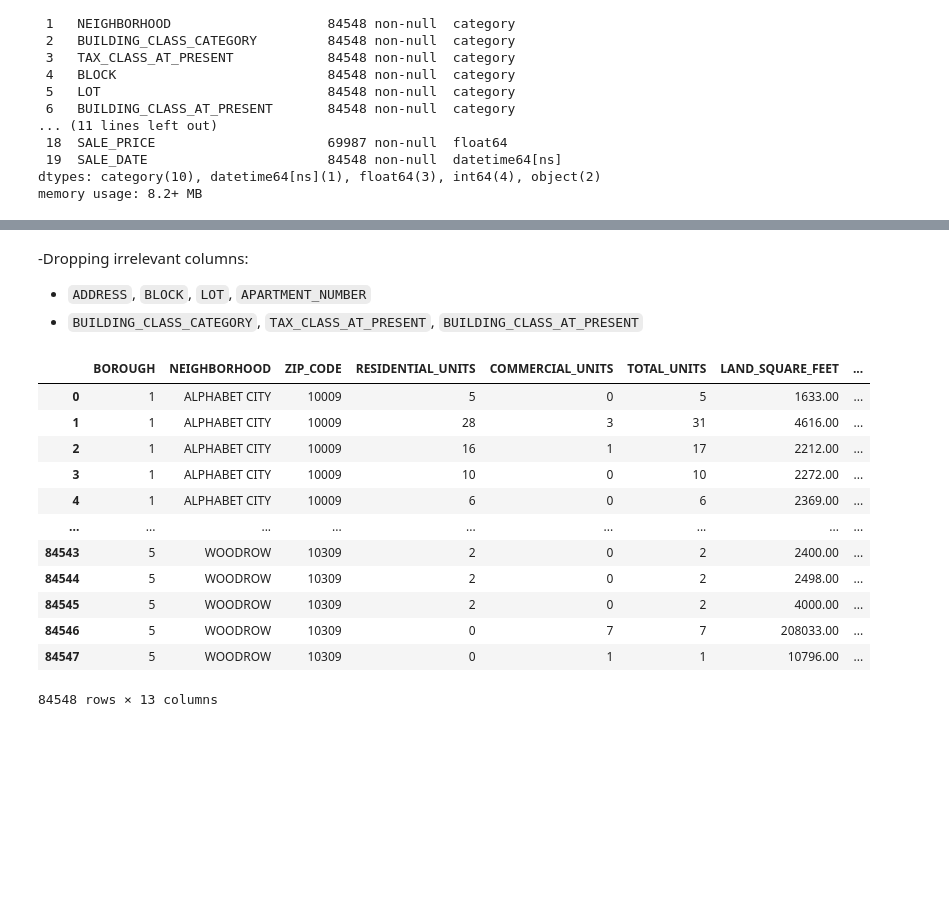
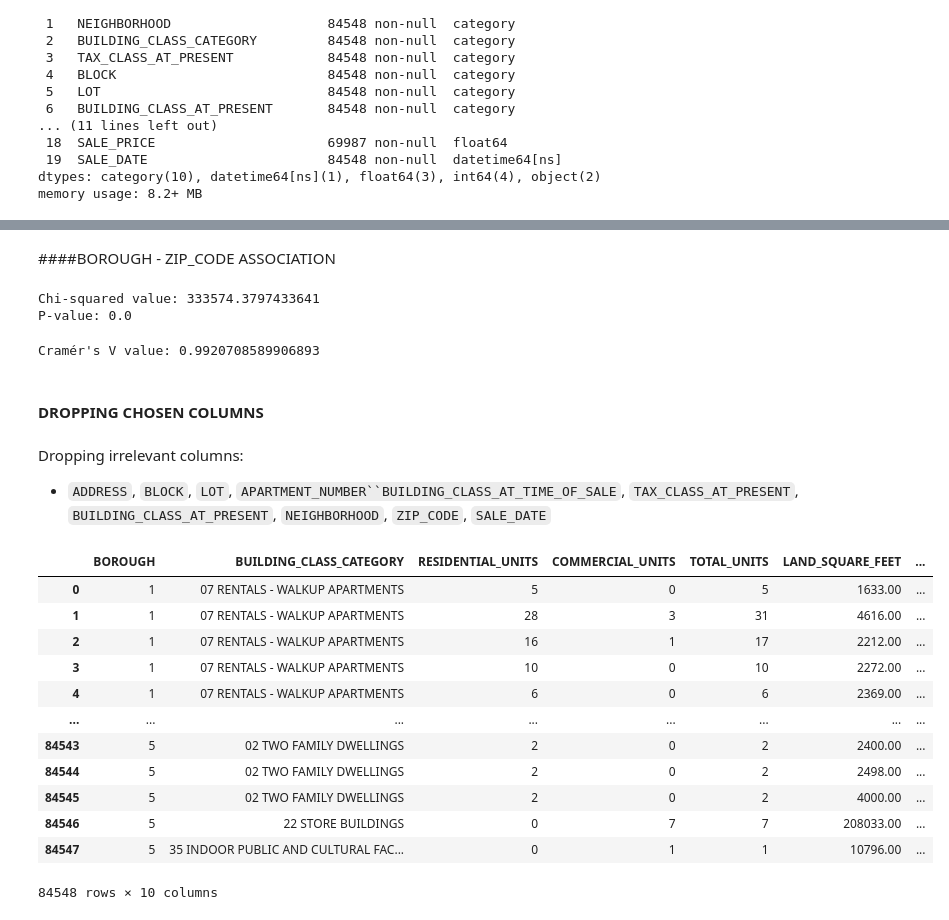
Before and after one commit to eshentong/NYC-HousingPricePrediction, a Jupyter notebook: BA810_NYC_Propertiesipynb.ipynb, the cells around one changed output, grey strips where cells are left out. Cells and saved outputs as stored; diff of their text form; code cells hidden in the pictures; blank space fills up the shorter version.

```diff
--- a/BA810_NYC_Propertiesipynb.ipynb
+++ b/BA810_NYC_Propertiesipynb.ipynb
@@ -384,2 +391,0 @@ nyc_copy['LAND_SQUARE_FEET'].isnull().sum()
-# %%
-nyc_copy['LAND_SQUARE_FEET'].replace('-', np.nan, inplace=True)
@@ -386,24 +443,60 @@ nyc_copy['LAND_SQUARE_FEET'].replace('-', np.nan, inplace=True)
+# %% [markdown]
+####BOROUGH - ZIP_CODE ASSOCIATION
+# %%
+import pandas as pd
+from scipy.stats import chi2_contingency
+
+# Assuming df is your DataFrame with 'Borough' and 'Neighborhood' columns
+contingency_table = pd.crosstab(nyc_copy['BOROUGH'], nyc_copy['ZIP_CODE'])
+
+# Chi-squared test for independence
+chi2, p, _, _ = chi2_contingency(contingency_table)
+
+print(f"Chi-squared value: {chi2}")
+print(f"P-value: {p}")
+# %% [output]
+Chi-squared value: 333574.3797433641
+P-value: 0.0
+# %%
+import numpy as np
+
+def cramers_v(confusion_matrix):
+    chi2 = chi2_contingency(confusion_matrix)[0]
+    n = confusion_matrix.sum().sum()
+    phi2 = chi2 / n
+    r, k = confusion_matrix.shape
+    phi2corr = max(0, phi2 - ((k - 1) * (r - 1)) / (n - 1))
+    rcorr = r - ((r - 1)**2) / (n - 1)
+    kcorr = k - ((k - 1)**2) / (n - 1)
+    return np.sqrt(phi2corr / min((kcorr - 1), (rcorr - 1)))
+
+cramers_v_value = cramers_v(contingency_table.values)
+print(f"Cramér's V value: {cramers_v_value}")
+# %% [output]
+Cramér's V value: 0.9920708589906893
+# %% [markdown]
+#### DROPPING CHOSEN COLUMNS
 # %% [markdown]
--Dropping irrelevant columns:
-- `ADDRESS`, `BLOCK`, `LOT`, `APARTMENT_NUMBER`
-- `BUILDING_CLASS_CATEGORY`, `TAX_CLASS_AT_PRESENT`, `BUILDING_CLASS_AT_PRESENT`
+Dropping irrelevant columns:
+- `ADDRESS`, `BLOCK`, `LOT`, `APARTMENT_NUMBER``BUILDING_CLASS_AT_TIME_OF_SALE`, `TAX_CLASS_AT_PRESENT`, `BUILDING_CLASS_AT_PRESENT`, `NEIGHBORHOOD`, `ZIP_CODE`, `SALE_DATE`
 # %%
 #due to one-hard encoding, these cols are too granular
-columns_to_drop = ['ADDRESS', 'BLOCK', 'LOT', 'APARTMENT_NUMBER', \
-                                'BUILDING_CLASS_CATEGORY', 'TAX_CLASS_AT_PRESENT', 'BUILDING_CLASS_AT_PRESENT', ]
+columns_to_drop = ['ADDRESS', 'BLOCK', 'LOT', 'APARTMENT_NUMBER', 'BUILDING_CLASS_AT_TIME_OF_SALE',
+                   'TAX_CLASS_AT_PRESENT', 'BUILDING_CLASS_AT_PRESENT', 'NEIGHBORHOOD', 'ZIP_CODE',
+                   'SALE_DATE']
 nyc_copy.drop(columns=columns_to_drop, inplace=True)
 nyc_copy
 # %% [output]
-|  | BOROUGH | NEIGHBORHOOD | ZIP_CODE | RESIDENTIAL_UNITS | COMMERCIAL_UNITS | TOTAL_UNITS | LAND_SQUARE_FEET | ... |
-| 0 | 1 | ALPHABET CITY | 10009 | 5 | 0 | 5 | 1633.00 | ... |
-| 1 | 1 | ALPHABET CITY | 10009 | 28 | 3 | 31 | 4616.00 | ... |
-| 2 | 1 | ALPHABET CITY | 10009 | 16 | 1 | 17 | 2212.00 | ... |
-| 3 | 1 | ALPHABET CITY | 10009 | 10 | 0 | 10 | 2272.00 | ... |
-| 4 | 1 | ALPHABET CITY | 10009 | 6 | 0 | 6 | 2369.00 | ... |
-| ... | ... | ... | ... | ... | ... | ... | ... | ... |
-| 84543 | 5 | WOODROW | 10309 | 2 | 0 | 2 | 2400.00 | ... |
-| 84544 | 5 | WOODROW | 10309 | 2 | 0 | 2 | 2498.00 | ... |
-| 84545 | 5 | WOODROW | 10309 | 2 | 0 | 2 | 4000.00 | ... |
-| 84546 | 5 | WOODROW | 10309 | 0 | 7 | 7 | 208033.00 | ... |
-| 84547 | 5 | WOODROW | 10309 | 0 | 1 | 1 | 10796.00 | ... |
+|  | BOROUGH | BUILDING_CLASS_CATEGORY | RESIDENTIAL_UNITS | COMMERCIAL_UNITS | TOTAL_UNITS | LAND_SQUARE_FEET | ... |
+| 0 | 1 | 07 RENTALS - WALKUP APARTMENTS | 5 | 0 | 5 | 1633.00 | ... |
+| 1 | 1 | 07 RENTALS - WALKUP APARTMENTS | 28 | 3 | 31 | 4616.00 | ... |
+| 2 | 1 | 07 RENTALS - WALKUP APARTMENTS | 16 | 1 | 17 | 2212.00 | ... |
+| 3 | 1 | 07 RENTALS - WALKUP APARTMENTS | 10 | 0 | 10 | 2272.00 | ... |
+| 4 | 1 | 07 RENTALS - WALKUP APARTMENTS | 6 | 0 | 6 | 2369.00 | ... |
+| ... | ... | ... | ... | ... | ... | ... | ... |
+| 84543 | 5 | 02 TWO FAMILY DWELLINGS | 2 | 0 | 2 | 2400.00 | ... |
+| 84544 | 5 | 02 TWO FAMILY DWELLINGS | 2 | 0 | 2 | 2498.00 | ... |
+| 84545 | 5 | 02 TWO FAMILY DWELLINGS | 2 | 0 | 2 | 4000.00 | ... |
+| 84546 | 5 | 22 STORE BUILDINGS | 0 | 7 | 7 | 208033.00 | ... |
+| 84547 | 5 | 35 INDOOR PUBLIC AND CULTURAL FAC... | 0 | 1 | 1 | 10796.00 | ... |
-84548 rows × 13 columns
+84548 rows × 10 columns
```
Also changed, not shown: parts of 31 cells of this notebook.
